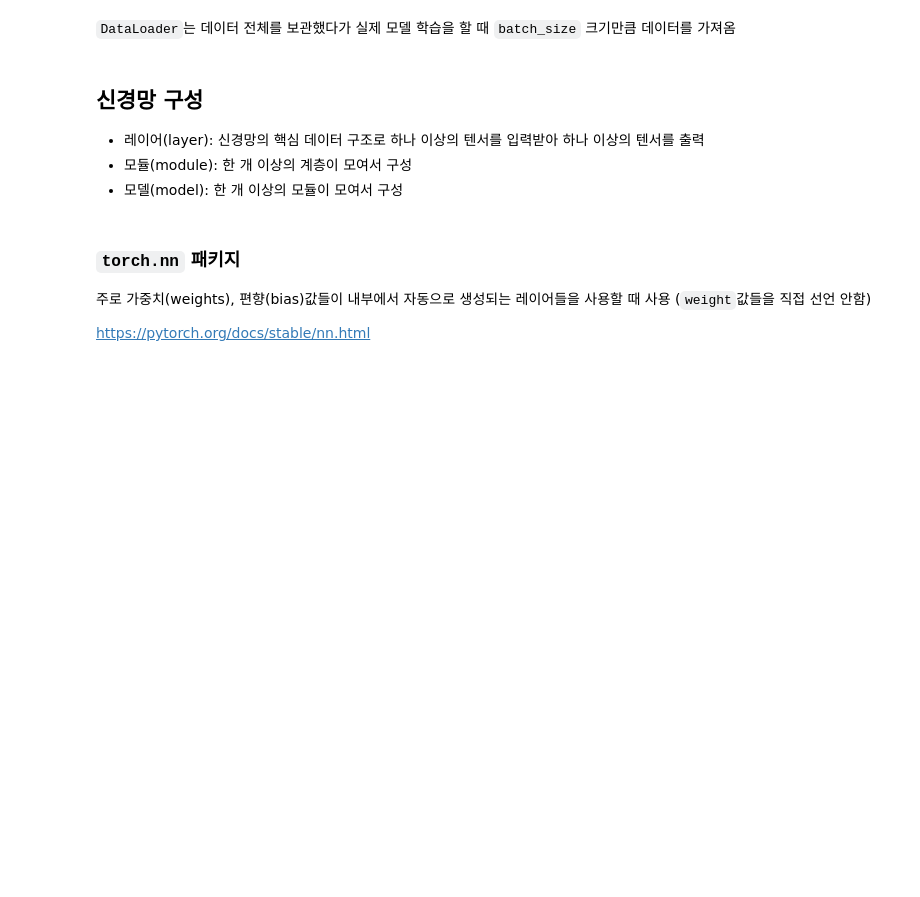
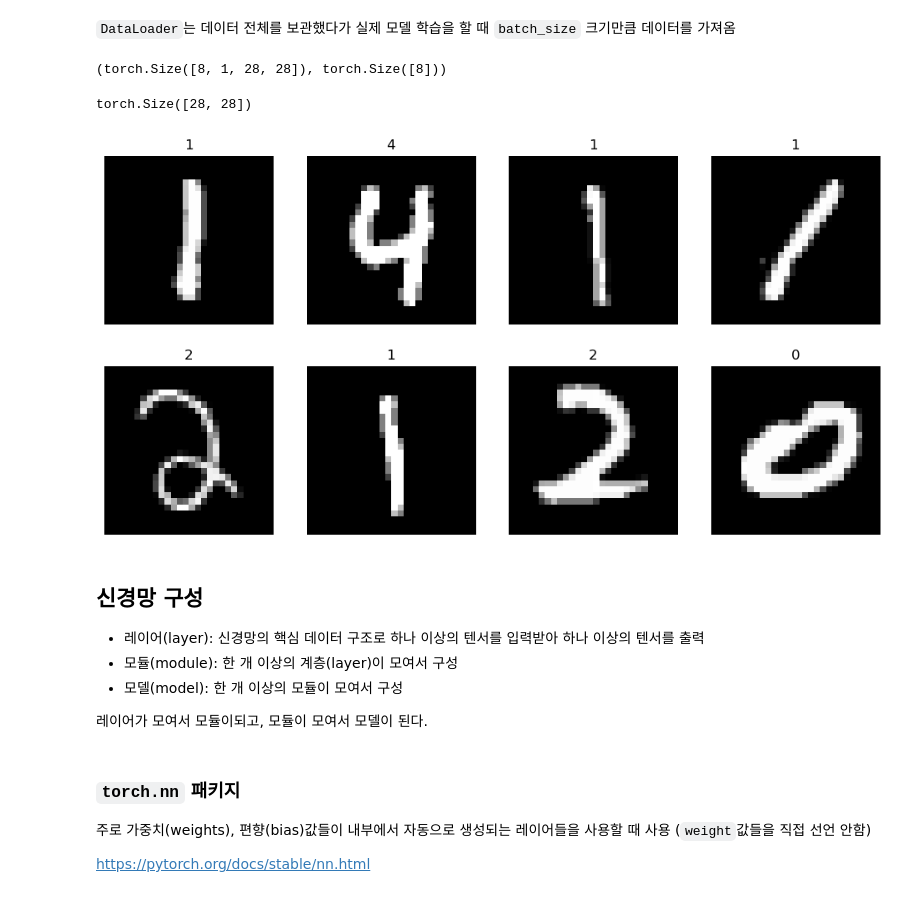
Before and after one commit to choiyun9yu/DeepLearning, a Jupyter notebook: 파이토치(PyTorch)_한번에_끝내기.ipynb, the cells around one changed output. Cells and saved outputs as stored; diff of their text form; code cells hidden in the pictures; blank space fills up the shorter version.

```diff
--- a/파이토치(PyTorch)_한번에_끝내기.ipynb
+++ b/파이토치(PyTorch)_한번에_끝내기.ipynb
@@ -900,3 +1104,15 @@ a의 `grad_fn`이 None인 이유는 직접적으로 계산한 부분이 없었
 `DataLoader`의 인자로 들어갈 `transform`을 미리 정의할 수 있고, `Compose`를 통해 리스트 안에 순서대로 전처리 진행
 
 `ToTensor`()를 하는 이유는 `torchvision`이 PIL Image 형태로만 입력을 받기 때문에 데이터 처리를 위해서 Tensor형으로 변환 필요
+# %%
+mnist_transform=transforms.Compose([transforms.ToTensor(),
+                                    transforms.Normalize(mean=(0.5), std=(1.0))])
+# %%
+# 훈련 세트
+trainset=datasets.MNIST(root='/Users/yun9yu/Library/Mobile Documents/com~apple~CloudDocs/Git-Hub/04. Deep Learning/data',
+                        train=True, download=True,
+                        transform=mnist_transform)
+# 테스트 세트
+testset=datasets.MNIST(root='/Users/yun9yu/Library/Mobile Documents/com~apple~CloudDocs/Git-Hub/04. Deep Learning/data',
+                        train=False, download=True,
+                        transform=mnist_transform)
@@ -905,9 +1140,39 @@ a의 `grad_fn`이 None인 이유는 직접적으로 계산한 부분이 없었
+# %%
+dataiter=iter(train_loader)
+images,labels=next(dataiter)
+images.shape,labels.shape
+# 8개, 1(흑백), 28x28사이즈 이미지 (batchsize가 8이라서 8개 가져옴)
+# %% [output]
+(torch.Size([8, 1, 28, 28]), torch.Size([8]))
+# %%
+torch_image=torch.squeeze(images[0]) # 차원 축소
+torch_image.shape
+# %% [output]
+torch.Size([28, 28])
+# %%
+import matplotlib.pyplot as plt
+
+figure=plt.figure(figsize=(12,6))
+cols,rows=4,2
+
+for i in range(1, cols*rows+1):
+    sample_idx=torch.randint(len(trainset), size=(1,)).item()
+    img,label=trainset[sample_idx]
+    figure.add_subplot(rows,cols,i)
+    plt.title(label)
+    plt.axis('off')
+    plt.imshow(img.squeeze(),cmap='gray')
+plt.show()
+# %% [output]
+[figure, added]
 # %% [markdown]
 ## 신경망 구성
 
 - 레이어(layer): 신경망의 핵심 데이터 구조로 하나 이상의 텐서를 입력받아 하나 이상의 텐서를 출력
-- 모듈(module): 한 개 이상의 계층이 모여서 구성
+- 모듈(module): 한 개 이상의 계층(layer)이 모여서 구성
 - 모델(model): 한 개 이상의 모듈이 모여서 구성
+
+레이어가 모여서 모듈이되고, 모듈이 모여서 모델이 된다.
 # %% [markdown]
 ### `torch.nn` 패키지
 
```
Also changed, not shown: parts of 30 cells of this notebook, 9 other files.
